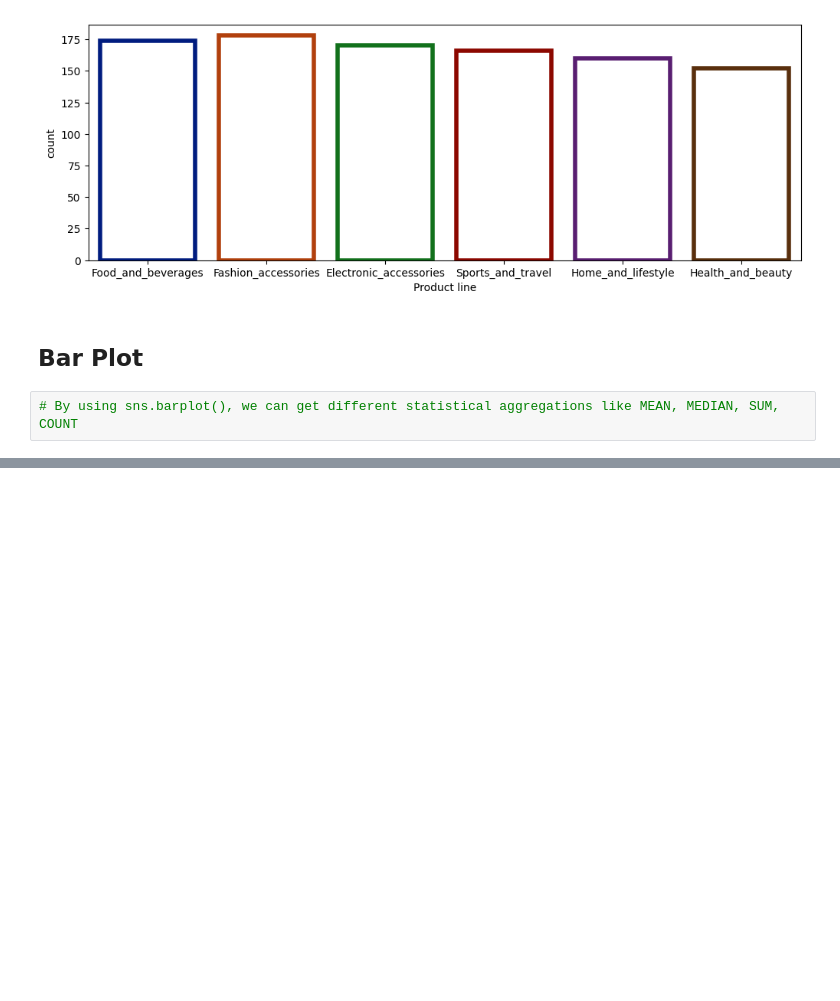
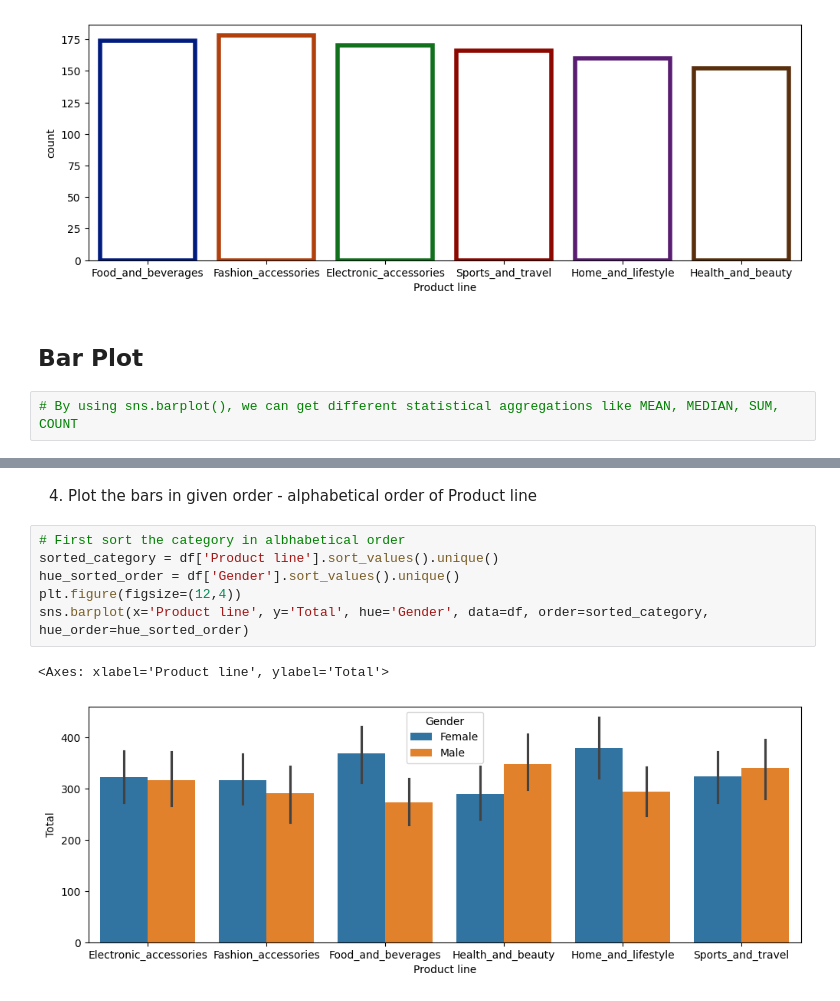
Before and after one commit to kunal-paul04/pandas_projects, a Jupyter notebook: Supermarket_sales_analysis/sales_analysis_seaborn.ipynb, the cells around one changed output, grey strips where cells are left out. Drawn from its saved outputs; the diff is of its cells as text; blank space fills up the shorter version.

```diff
--- a/Supermarket_sales_analysis/sales_analysis_seaborn.ipynb
+++ b/Supermarket_sales_analysis/sales_analysis_seaborn.ipynb
@@ -156,0 +181,11 @@ sns.countplot(x='Product line', data=df, facecolor=(0,0,0,0), linewidth=4, edgec
+# %% [markdown]
+4. Plot the bars in given order - alphabetical order of Product line
+# %%
+# First sort the category in albhabetical order
+sorted_category = df['Product line'].sort_values().unique()
+hue_sorted_order = df['Gender'].sort_values().unique()
+plt.figure(figsize=(12,4))
+sns.barplot(x='Product line', y='Total', hue='Gender', data=df, order=sorted_category, hue_order=hue_sorted_order)
+# %% [output]
+<Axes: xlabel='Product line', ylabel='Total'>
+[figure, added]
```
Also changed, not shown: parts of 18 cells of this notebook.
